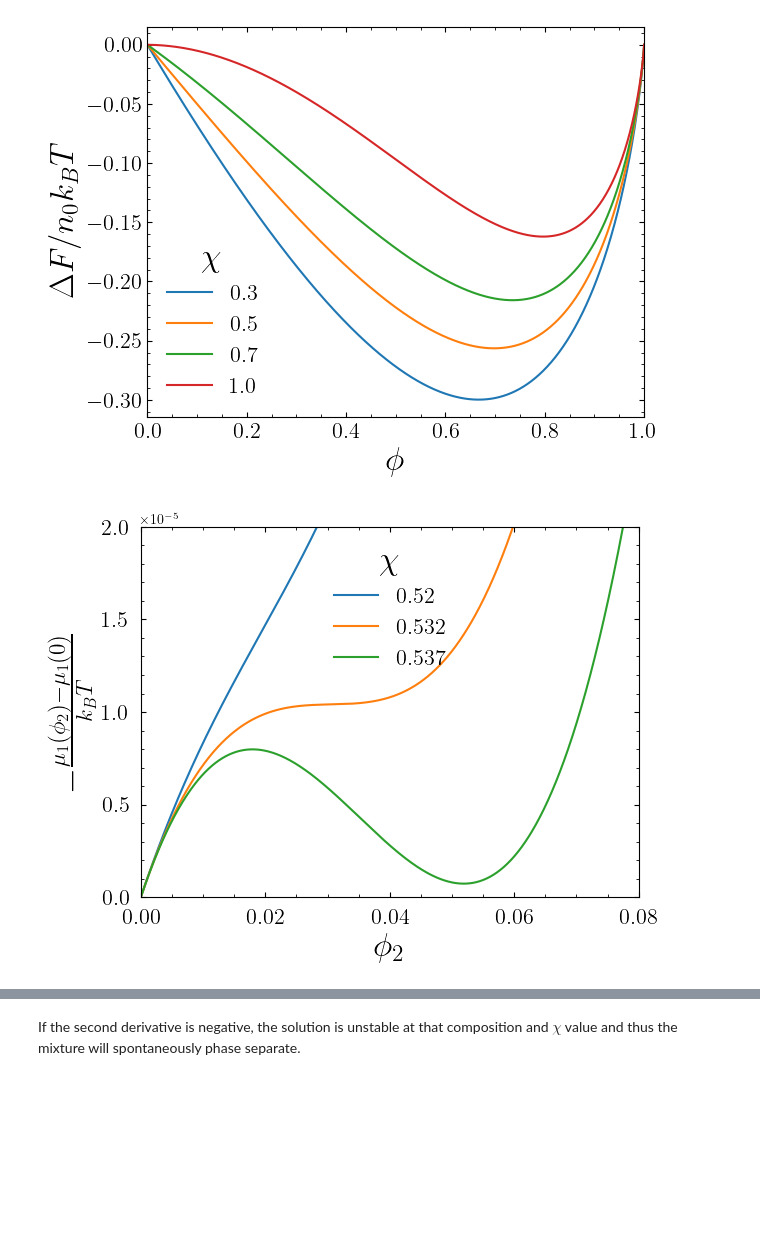
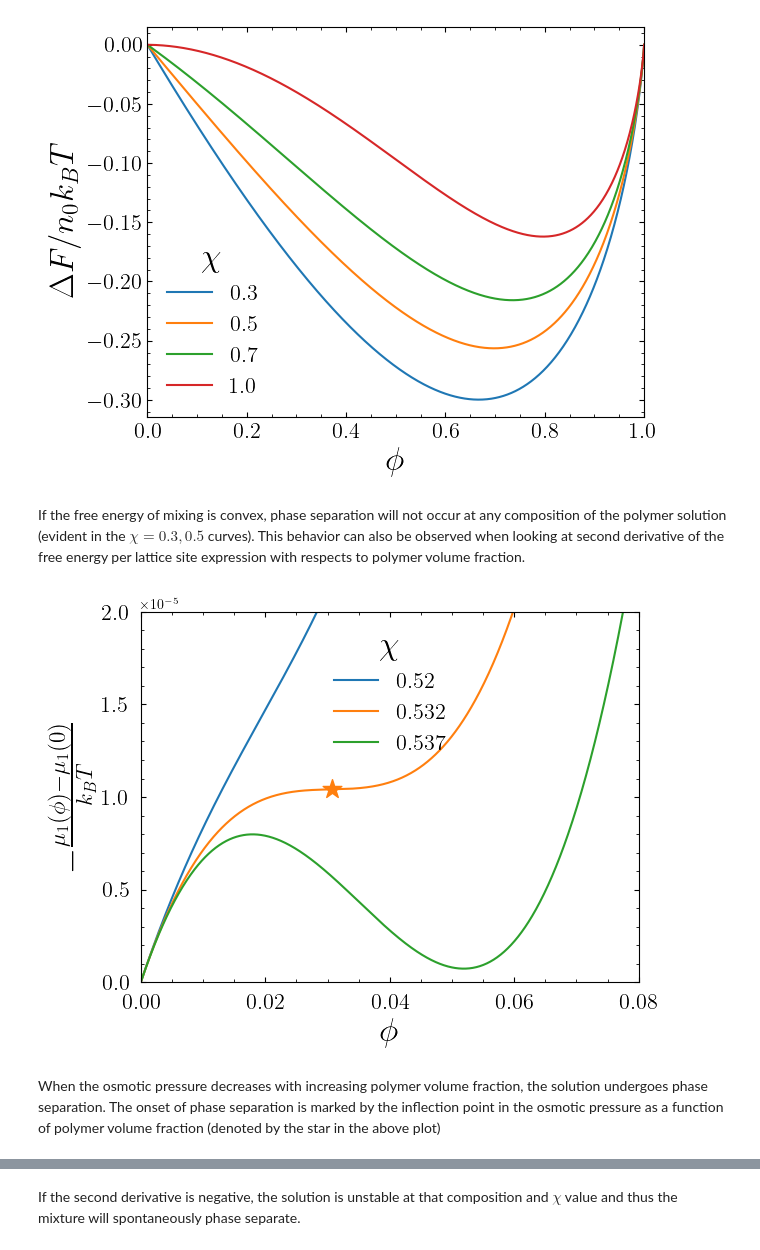
Before and after one commit to samuelhoover/reproduction-work, a Jupyter notebook: FH-theory-work.ipynb, the cells around one changed output, grey strips where cells are left out. Cells and saved outputs as stored; diff of their text form; code cells hidden in the pictures; blank space fills up the shorter version.

```diff
--- a/FH-theory-work.ipynb
+++ b/FH-theory-work.ipynb
@@ -71,26 +71,34 @@ ax.legend(fontsize=16, framealpha=0, title='$\chi$', title_fontsize=24)
 fig.tight_layout()
 # %% [output]
 [figure]
+# %% [markdown]
+If the free energy of mixing is convex, phase separation will not occur at any composition of the polymer solution (evident in the $\chi = 0.3, 0.5$ curves). This behavior can also be observed when looking at second derivative of the free energy per lattice site expression with respects to polymer volume fraction.
 # %%
 N = 1000
 chi = np.array([0.52, 0.532, 0.537])
 phi = np.linspace(0, 0.08, 1000)
 
+phi_c = 1 / (1 + np.sqrt(N))
+
 fig, ax = plt.subplots()
 
 for c in chi:
     ax.plot(phi, -mu_solvent(phi, c, N), ls='solid', label=f'${c}$')
+
+ax.scatter(phi_c, -mu_solvent(phi_c, 0.532, N), s=200, marker='*', color='#ff7f0e')
 
 ax.set_xlim(0, 0.08)
 ax.set_ylim(0, 2e-5)
 ax.set_xlabel('$\phi$', fontsize=24)
 ax.set_ylabel(r'$-\frac{\mu_{1}(\phi)-\mu_{1}(0)}{k_{B}T}$', fontsize=24)
 ax.tick_params(axis='both', which='major', labelsize=16, pad=8)
 ax.legend(fontsize=16, framealpha=0, title='$\chi$', title_fontsize=24)
 
 fig.tight_layout()
 # %% [output]
-[figure, old version]
+[figure, new version]
+# %% [markdown]
+When the osmotic pressure decreases with increasing polymer volume fraction, the solution undergoes phase separation. The onset of phase separation is marked by the inflection point in the osmotic pressure as a function of polymer volume fraction (denoted by the star in the above plot)
 # %%
 N = [1, 5, 10, 100]
 chi = np.arange(0.5, 2.5, 0.5)
```
Also changed, not shown: parts of 4 cells of this notebook, 1 other file.
